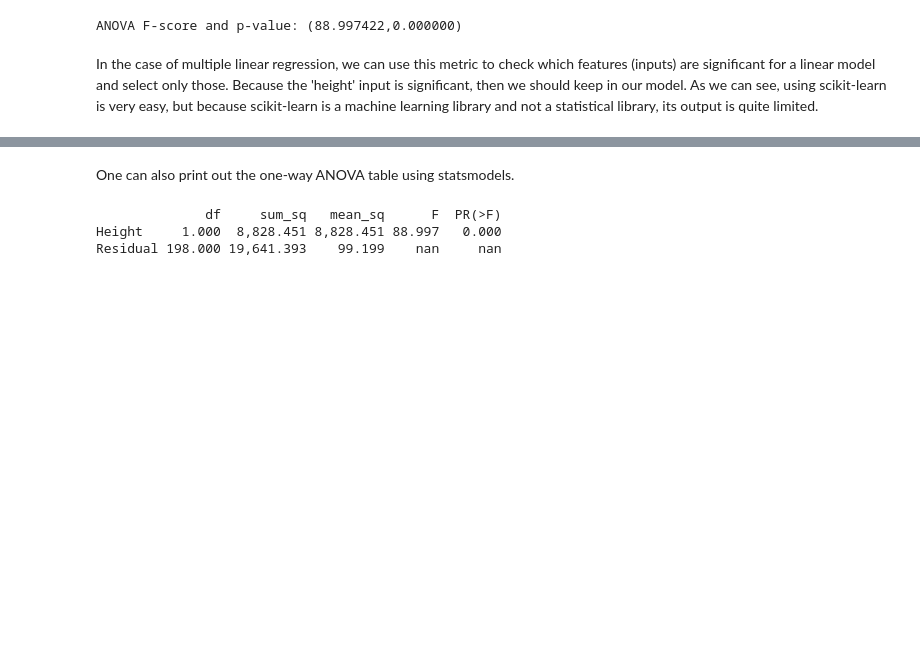
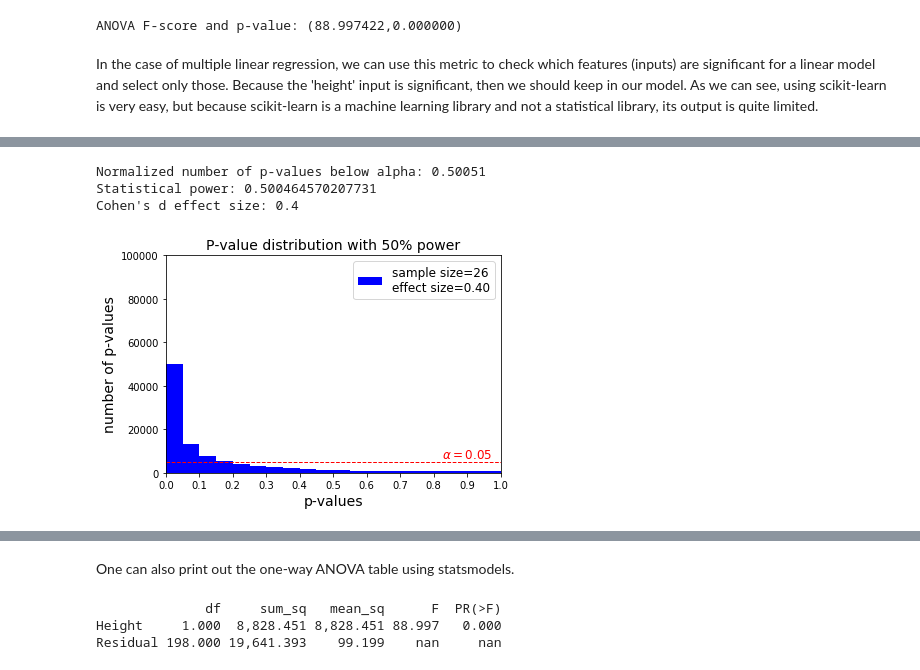
Before and after one commit to Gaushoki/Advanced-Machine-Learning, a Jupyter notebook: Vol1-LabExercises/Chapter2/Ch2-Ex7-SamplingError.ipynb, the cells around one changed output, grey strips where cells are left out. Saved outputs shown, nothing was run; the diff lists cells and outputs as text; code cells hidden in the pictures; blank space fills up the shorter version.

Commit message:
Update Ch2-Ex7-SamplingError.ipynb
Added Monte Carlo simulation for p-value

```diff
--- a/Vol1-LabExercises/Chapter2/Ch2-Ex7-SamplingError.ipynb
+++ b/Vol1-LabExercises/Chapter2/Ch2-Ex7-SamplingError.ipynb
@@ -758,0 +772,50 @@ In the case of multiple linear regression, we can use this metric to check which
+# %%
+import statsmodels.stats.power as smp
+from scipy.stats import ttest_1samp
+
+# Set number of simulation (the higher the better results)
+SimNr=100000
+
+# Set the sample characteristics
+M=106   # sample mean
+S=15    # sample standard deviation
+N=26    # sample size
+
+# Set-up an empty vector that holds all the simulated p-values
+p = np.zeros(SimNr)
+
+# Set up the number of bars that would you like to see in the histogram
+bars=20
+
+# Set the confidence level
+alpha=0.05
+
+# Run the Monte Carlo simulation
+p_=np.array([ttest_1samp(np.random.normal(loc = M, scale= S, size = N), popmean=100)[1] for i in range(SimNr)])
+
+# Check statistical power by summing significant p-values and dividing by number of simulations
+print("Normalized number of p-values below alpha:",(sum(p_ < alpha)/SimNr))
+# You can also use the statsmodels library for power calculation
+pwr=smp.ttest_power((M-100)/S, nobs=N, alpha=alpha, alternative='two-sided')
+print("Statistical power:",pwr)
+# Calculate Cohen's d effect size
+Cd=(M-100)/S
+print("Cohen's d effect size:",Cd)
+
+# Show the histogram
+plt.hist(p_,bins=bars,facecolor='b',label="sample size="+str(N)+"\neffect size="+"%1.2f"%Cd)
+plt.plot([0,1],[SimNr/bars,SimNr/bars], '--',c="r", lw=1)
+plt.xlim(0,1)
+plt.ylim(0,SimNr)
+plt.title("P-value distribution with "+"%2.0f"%(100*pwr)+"% power",fontsize=14)
+plt.xlabel("p-values",fontsize=14)
+plt.ylabel("number of p-values",fontsize=14)
+plt.legend(fontsize=12)
+plt.xticks([0.0,0.1,0.2,0.3,0.4,0.5,0.6,0.7,0.8,0.9,1.0],['0.0','0.1','0.2','0.3','0.4','0.5','0.6','0.7','0.8','0.9','1.0'])
+plt.text(0.9,6666, r"$\alpha=0.05$", c='r',size=12, ha="center")
+plt.show()
+# %% [output]
+Normalized number of p-values below alpha: 0.50051
+Statistical power: 0.500464570207731
+Cohen's d effect size: 0.4
+[figure, added]
```
Also changed, not shown: parts of 26 cells of this notebook.
